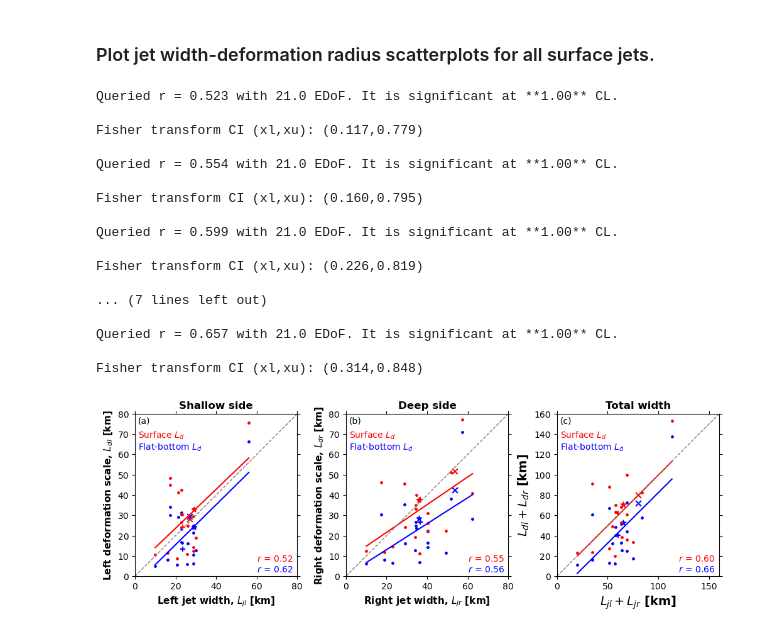
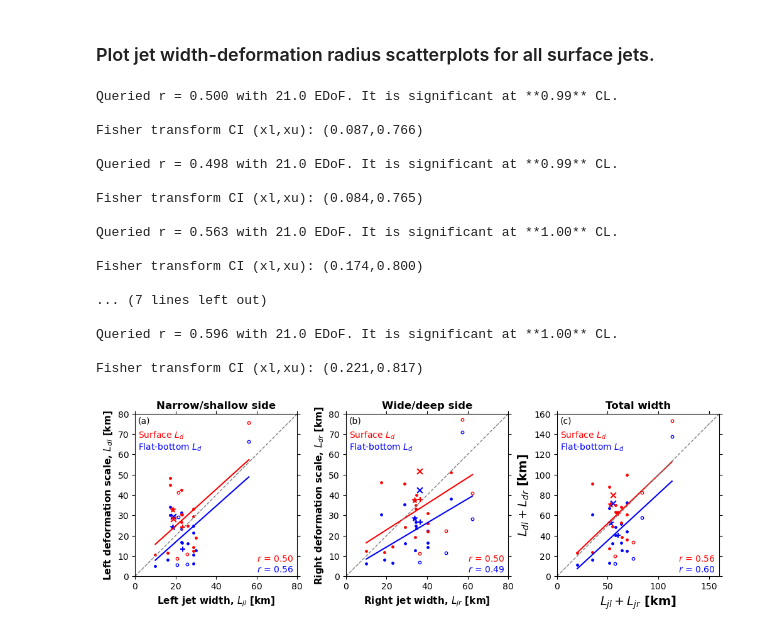
Before and after one commit to apaloczy/SurfaceOceanJets, a Jupyter notebook: plot_figs/fig03/fig03.ipynb, the cells around one changed output. Cells and saved outputs as stored; diff of their text form; code cells hidden in the pictures.

```diff
--- a/plot_figs/fig03/fig03.ipynb
+++ b/plot_figs/fig03/fig03.ipynb
@@ -46,7 +46,7 @@ for f in fnames:
     Ljls.append(Ljl)
     Ljrs.append(Ljr)
 
-    if f[:-4] in synop_names:
+    if f.split("/")[-1].split(".")[0] in synop_names:
         Ldls_flat_synop.append(Ldlflat)
         Ldrs_flat_synop.append(Ldrflat)
         Ldls_surf_synop.append(Ldlsurf)
@@ -65,23 +77,11 @@ for f in fnames:
 # %%
-dA18_FC = np.load(head_deriv + "digitize_EACFC_Archer_etal2018/FC_archeretal2018.npz", allow_pickle=True)
-
-Ljl_A18FC, Ljr_A18FC = np.abs(dA18_FC["Ljlufrac"].flatten()[0][ufrac]), np.abs(dA18_FC["Ljrufrac"].flatten()[0][ufrac])
-Ldl_flat_A18FC, Ldr_flat_A18FC = dA18_FC["Ldlflat"], dA18_FC["Ldrflat"]
-Ldl_surf_A18FC, Ldr_surf_A18FC = dA18_FC["Ldlsurf"], dA18_FC["Ldrsurf"]
-
-dA18_EAC = np.load(head_deriv + "digitize_EACFC_Archer_etal2018/EAC_archeretal2018.npz", allow_pickle=True)
-
-Ljl_A18EAC, Ljr_A18EAC = np.abs(dA18_EAC["Ljlufrac"].flatten()[0][ufrac]), np.abs(dA18_EAC["Ljrufrac"].flatten()[0][ufrac])
-Ljl_A18EAC, Ljr_A18EAC = dA18_EAC["Ljl"], dA18_EAC["Ljr"]
-Ldl_flat_A18EAC, Ldr_flat_A18EAC = dA18_EAC["Ldlflat"], dA18_EAC["Ldrflat"]
-Ldl_surf_A18EAC, Ldr_surf_A18EAC = dA18_EAC["Ldlsurf"], dA18_EAC["Ldrsurf"]
-
 Ldls_flat.append(Ldl_flat_A18FC)
 Ldrs_flat.append(Ldr_flat_A18FC)
 Ldls_surf.append(Ldl_surf_A18FC)
 Ldrs_surf.append(Ldr_surf_A18FC)
 Ljls.append(Ljl_A18FC)
 Ljrs.append(Ljr_A18FC)
+
 Lj_A18FC = Ljl_A18FC + Ljr_A18FC
 Ld_flat_A18FC = Ldl_flat_A18FC + Ldr_flat_A18FC
 Ld_surf_A18FC = Ldl_surf_A18FC + Ldr_surf_A18FC
@@ -92,6 +92,7 @@ Ldls_surf.append(Ldl_surf_A18EAC)
 Ldrs_surf.append(Ldr_surf_A18EAC)
 Ljls.append(Ljl_A18EAC)
 Ljrs.append(Ljr_A18EAC)
+
 Lj_A18EAC = Ljl_A18EAC + Ljr_A18EAC
 Ld_flat_A18EAC = Ldl_flat_A18EAC + Ldr_flat_A18EAC
 Ld_surf_A18EAC = Ldl_surf_A18EAC + Ldr_surf_A18EAC
@@ -101,7 +102,6 @@ Ld_surf_A18EAC = Ldl_surf_A18EAC + Ldr_surf_A18EAC
 dRZ01_GS = np.load(head_deriv + "digitize_GS_Rossby_Zhang2001/GS_rossbyzhang2001.npz", allow_pickle=True)
 
 Ljl_RSZ01, Ljr_RSZ01 = np.abs(dRZ01_GS["Ljlufrac"].flatten()[0][ufrac]), np.abs(dRZ01_GS["Ljrufrac"].flatten()[0][ufrac])
-Ljl_RSZ01, Ljr_RSZ01 = dRZ01_GS["Ljl"], dRZ01_GS["Ljr"]
 Ldl_flat_RSZ01, Ldr_flat_RSZ01 = dRZ01_GS["Ldlflat"], dRZ01_GS["Ldrflat"]
 Ldl_surf_RSZ01, Ldr_surf_RSZ01 = dRZ01_GS["Ldlsurf"], dRZ01_GS["Ldrsurf"]
 
@@ -145,9 +145,9 @@ Lds_flat_fit = np.polyval(np.polyfit(Ljs, Lds_flat, 1), xLjs)
 ax1.scatter(Ljls_stream, Ldls_flat_stream, c="b", s=6)
 ax2.scatter(Ljrs_stream, Ldrs_flat_stream, c="b", s=6)
 ax3.scatter(Ljs_stream, Lds_flat_stream, c="b", s=6)
-ax1.scatter(Ljls_synop, Ldls_flat_synop, c="w", s=6, marker="o", edgecolors="b")
-ax2.scatter(Ljrs_synop, Ldrs_flat_synop, c="w", s=6, marker="o", edgecolors="b")
-ax3.scatter(Ljs_synop, Lds_flat_synop, c="w", s=6, marker="o", edgecolors="b")
+ax1.scatter(Ljls_synop, Ldls_flat_synop, c="w", s=10, marker="o", edgecolors="b")
+ax2.scatter(Ljrs_synop, Ldrs_flat_synop, c="w", s=10, marker="o", edgecolors="b")
+ax3.scatter(Ljs_synop, Lds_flat_synop, c="w", s=10, marker="o", edgecolors="b")
 
 ax1.scatter(Ljl_RSZ01, Ldl_flat_RSZ01, c="b", s=40, marker="*")
 ax2.scatter(Ljr_RSZ01, Ldr_flat_RSZ01, c="b", s=40, marker="*")
@@ -180,9 +180,9 @@ Lds_surf_fit = np.polyval(np.polyfit(Ljs, Lds_surf, 1), xLjs)
 ax1.scatter(Ljls_stream, Ldls_surf_stream, c="r", s=6)
 ax2.scatter(Ljrs_stream, Ldrs_surf_stream, c="r", s=6)
 ax3.scatter(Ljs_stream, Lds_surf_stream, c="r", s=6)
-ax1.scatter(Ljls_synop, Ldls_surf_synop, c="w", s=6, marker="o", edgecolors="r")
-ax2.scatter(Ljrs_synop, Ldrs_surf_synop, c="w", s=6, marker="o", edgecolors="r")
-ax3.scatter(Ljs_synop, Lds_surf_synop, c="w", s=6, marker="o", edgecolors="r")
+ax1.scatter(Ljls_synop, Ldls_surf_synop, c="w", s=10, marker="o", edgecolors="r")
+ax2.scatter(Ljrs_synop, Ldrs_surf_synop, c="w", s=10, marker="o", edgecolors="r")
+ax3.scatter(Ljs_synop, Lds_surf_synop, c="w", s=10, marker="o", edgecolors="r")
 
 ax1.plot(xLjls, Ldls_surf_fit, "r")
 ax2.plot(xLjrs, Ldrs_surf_fit, "r")
@@ -219,43 +219,43 @@ xt, yt = 0.75, 0.025
 ax1.text(xt, yt, get_corrstr(Ljls, Ldls_flat), color="b", fontsize=10, transform=ax1.transAxes)
 ax2.text(xt, yt, get_corrstr(Ljrs, Ldrs_flat), color="b", fontsize=10, transform=ax2.transAxes)
 ax3.text(xt, yt, get_corrstr(Ljs, Lds_flat), color="b", fontsize=10, transform=ax3.transAxes)
 
 xt, yt = 0.02, 0.94
 ax1.text(xt, yt, "(a)", fontsize=10, transform=ax1.transAxes)
 ax2.text(xt, yt, "(b)", fontsize=10, transform=ax2.transAxes)
 ax3.text(xt, yt, "(c)", fontsize=10, transform=ax3.transAxes)
 
 xt, yt = 0.02, 0.85
 ax1.text(xt, yt, "Surface $L_d$", color="r", fontsize=10, transform=ax1.transAxes)
 ax2.text(xt, yt, "Surface $L_d$", color="r", fontsize=10, transform=ax2.transAxes)
 ax3.text(xt, yt, "Surface $L_d$", color="r", fontsize=10, transform=ax3.transAxes)
 
 xt, yt = 0.02, 0.78
 ax1.text(xt, yt, "Flat-bottom $L_d$", color="b", fontsize=10, transform=ax1.transAxes)
 ax2.text(xt, yt, "Flat-bottom $L_d$", color="b", fontsize=10, transform=ax2.transAxes)
 ax3.text(xt, yt, "Flat-bottom $L_d$", color="b", fontsize=10, transform=ax3.transAxes)
 
-ax1.set_title("Shallow side", fontsize=12, fontweight="black")
-ax2.set_title("Deep side", fontsize=12, fontweight="black")
+ax1.set_title("Narrow/shallow side", fontsize=12, fontweight="black")
+ax2.set_title("Wide/deep side", fontsize=12, fontweight="black")
 ax3.set_title("Total width", fontsize=12, fontweight="black");
 # %% [output]
-Queried r = 0.523 with 21.0 EDoF. It is significant at **1.00** CL.
+Queried r = 0.500 with 21.0 EDoF. It is significant at **0.99** CL.
 
-Fisher transform CI (xl,xu): (0.117,0.779)
+Fisher transform CI (xl,xu): (0.087,0.766)
 
-Queried r = 0.554 with 21.0 EDoF. It is significant at **1.00** CL.
+Queried r = 0.498 with 21.0 EDoF. It is significant at **0.99** CL.
 
-Fisher transform CI (xl,xu): (0.160,0.795)
+Fisher transform CI (xl,xu): (0.084,0.765)
 
-Queried r = 0.599 with 21.0 EDoF. It is significant at **1.00** CL.
+Queried r = 0.563 with 21.0 EDoF. It is significant at **1.00** CL.
 
-Fisher transform CI (xl,xu): (0.226,0.819)
+Fisher transform CI (xl,xu): (0.174,0.800)
 
 ... (7 lines left out)
 
-Queried r = 0.657 with 21.0 EDoF. It is significant at **1.00** CL.
+Queried r = 0.596 with 21.0 EDoF. It is significant at **1.00** CL.
 
-Fisher transform CI (xl,xu): (0.314,0.848)
+Fisher transform CI (xl,xu): (0.221,0.817)
-[figure, old version]
+[figure, new version]
 # %%
 fig.savefig("fig03.png", bbox_inches="tight", dpi=150)
```
Also changed, not shown: parts of 1 cell of this notebook, 1 other file.
